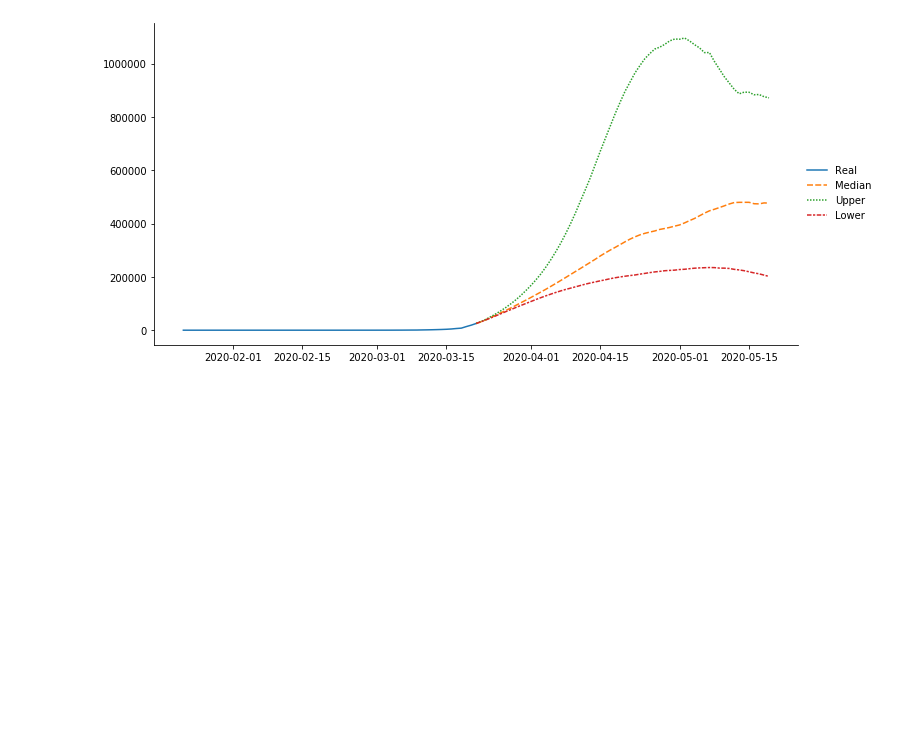
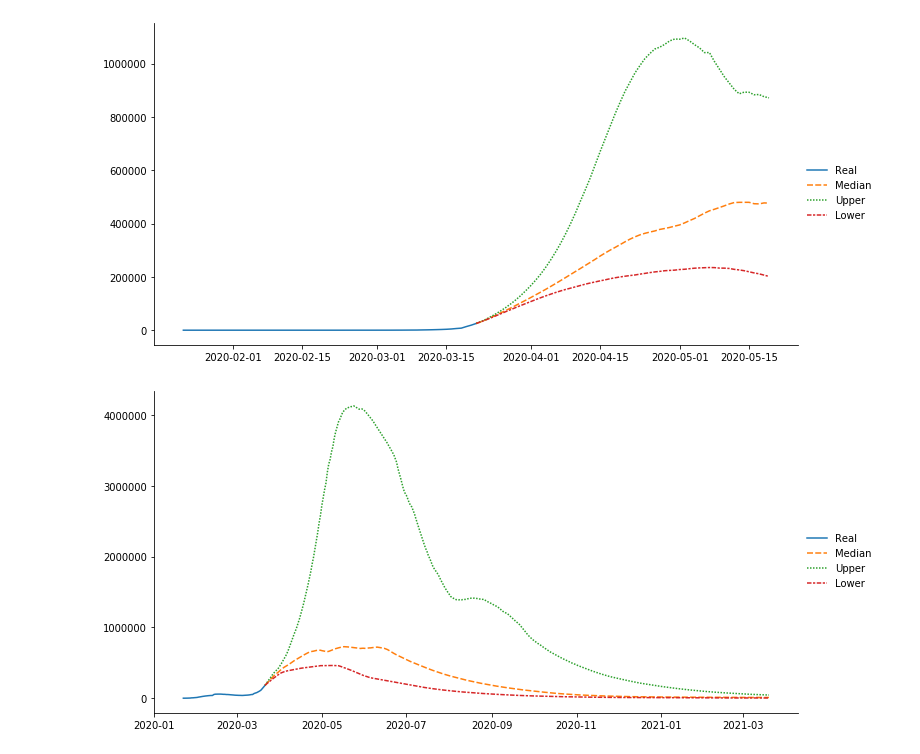
Before and after one commit to yoriyuki/COVID-19, a Jupyter notebook: prediction/COVID-19.ipynb, the cells around one changed output. Saved outputs shown, nothing was run; the diff lists cells and outputs as text; code cells hidden in the pictures; blank space fills up the shorter version.

Commit message:
world wide

```diff
--- a/prediction/COVID-19.ipynb
+++ b/prediction/COVID-19.ipynb
@@ -181,3 +181,33 @@ draw_infected(fit, pd.to_datetime('2020-03-21'), 60, 'Germany')
 draw_infected(fit, pd.to_datetime('2020-03-21'), 60, 'US')
 # %% [output]
 [figure]
+# %%
+def draw_infected_world(fit, start, horizen):
+    a = fit['a']
+    p = fit['p']
+    c = fit['c']
+    sigma_S = fit['sigma_S']
+    sigma_R = fit['sigma_R']
+    np.random.shuffle(a)
+    np.random.shuffle(p)
+    np.random.shuffle(c)
+    np.random.shuffle(sigma_S)
+    np.random.shuffle(sigma_R)
+    data = pd.DataFrame()
+    for i in range(a.shape[0]):
+        infected = simulate(a[i], p[i], c[i], sigma_S[i], sigma_R[i], start, horizen)
+        data = pd.concat([data, infected.sum(axis=1)], axis=1)
+    graph = pd.DataFrame(index=pd.date_range('2020-01-22', start + pd.Timedelta(days=horizen)))
+    real = (confirmed - removed).sum(axis=1)
+    median = data.median(axis=1)
+    upper = data.quantile(q=0.75, axis=1)
+    lower = data.quantile(q=0.25, axis=1)
+    graph['Real'] = real
+    graph['Median'] = median
+    graph['Upper'] = upper
+    graph['Lower'] = lower
+    sns.relplot(kind="line", ci='sd', data=graph, aspect=2);
+# %%
+draw_infected_world(fit, pd.to_datetime('2020-03-21'), 365)
+# %% [output]
+[figure, added]
```
